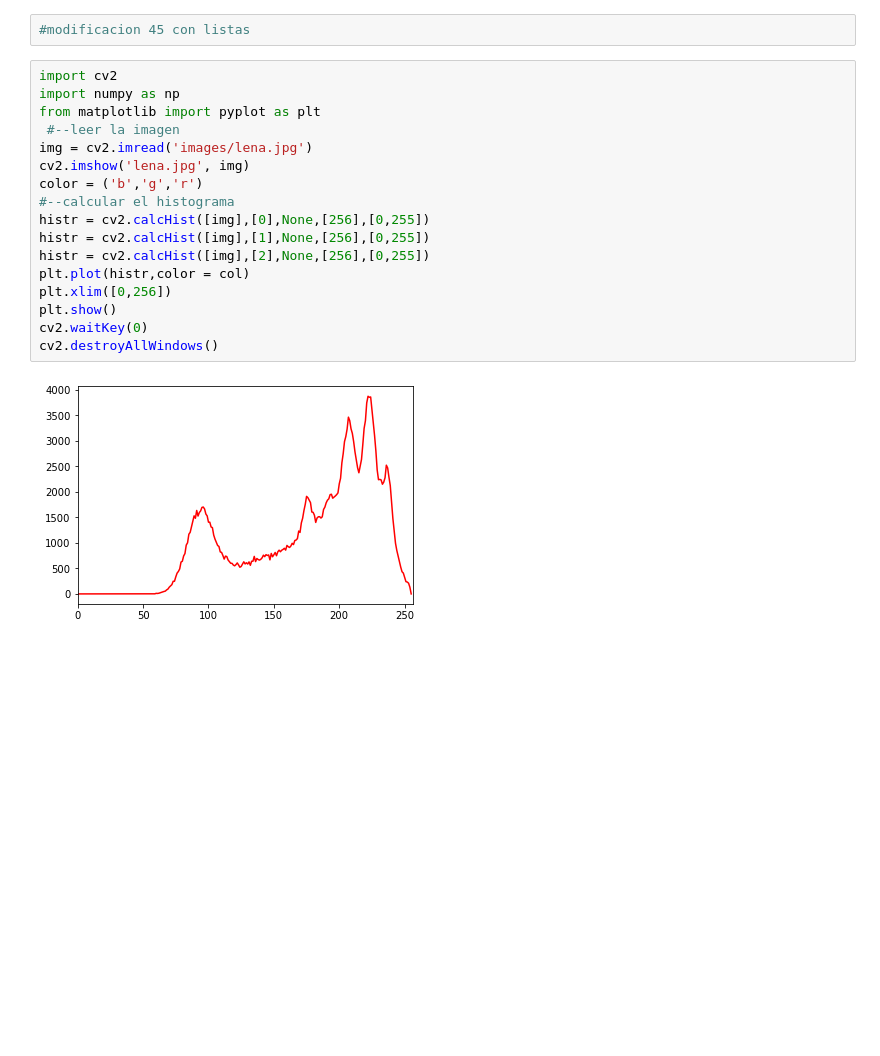
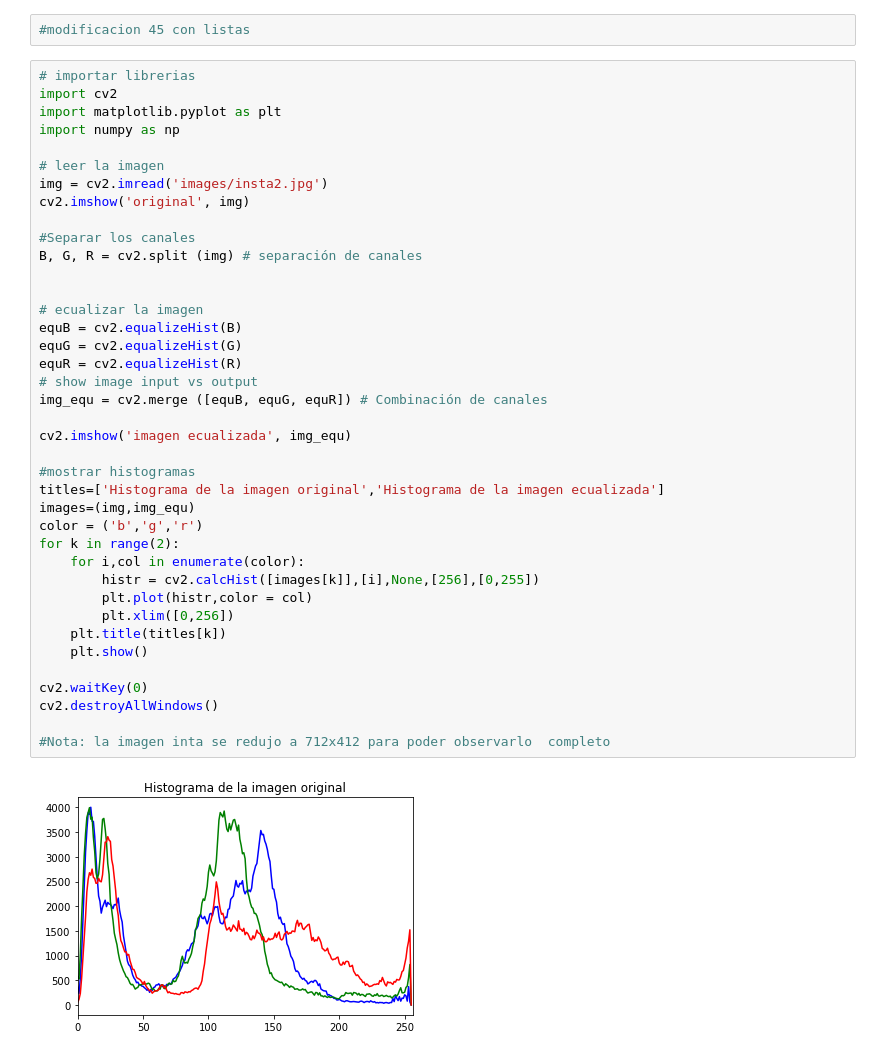
Before and after one commit to edwar261303/VisionComputacional, a Jupyter notebook: Practica 4.ipynb, the cells around one changed output. Cells and saved outputs as stored; diff of their text form; blank space fills up the shorter version.

```diff
--- a/Practica 4.ipynb
+++ b/Practica 4.ipynb
@@ -194,21 +194,43 @@ cv2.destroyAllWindows()
 # %%
 #modificacion 45 con listas
 # %%
+# importar librerias
 import cv2
+import matplotlib.pyplot as plt
 import numpy as np
-from matplotlib import pyplot as plt
- #--leer la imagen
-img = cv2.imread('images/lena.jpg')
-cv2.imshow('lena.jpg', img)
+
+# leer la imagen
+img = cv2.imread('images/insta2.jpg')
+cv2.imshow('original', img)
+
+#Separar los canales
+B, G, R = cv2.split (img) # separación de canales
+
+
+# ecualizar la imagen
+equB = cv2.equalizeHist(B)
+equG = cv2.equalizeHist(G)
+equR = cv2.equalizeHist(R)
+# show image input vs output
+img_equ = cv2.merge ([equB, equG, equR]) # Combinación de canales
+
+cv2.imshow('imagen ecualizada', img_equ)
+
+#mostrar histogramas
+titles=['Histograma de la imagen original','Histograma de la imagen ecualizada']
+images=(img,img_equ)
 color = ('b','g','r')
-#--calcular el histograma
-histr = cv2.calcHist([img],[0],None,[256],[0,255])
-histr = cv2.calcHist([img],[1],None,[256],[0,255])
-histr = cv2.calcHist([img],[2],None,[256],[0,255])
-plt.plot(histr,color = col)
-plt.xlim([0,256])
-plt.show()
+for k in range(2):
+    for i,col in enumerate(color):
+        histr = cv2.calcHist([images[k]],[i],None,[256],[0,255])
+        plt.plot(histr,color = col)
+        plt.xlim([0,256])
+    plt.title(titles[k])
+    plt.show()
+
 cv2.waitKey(0)
 cv2.destroyAllWindows()
+
+#Nota: la imagen inta se redujo a 712x412 para poder observarlo  completo
 # %% [output]
-[figure, old version]
+[figure, new version]
```
Also changed, not shown: parts of 1 cell of this notebook, 3 other files.
